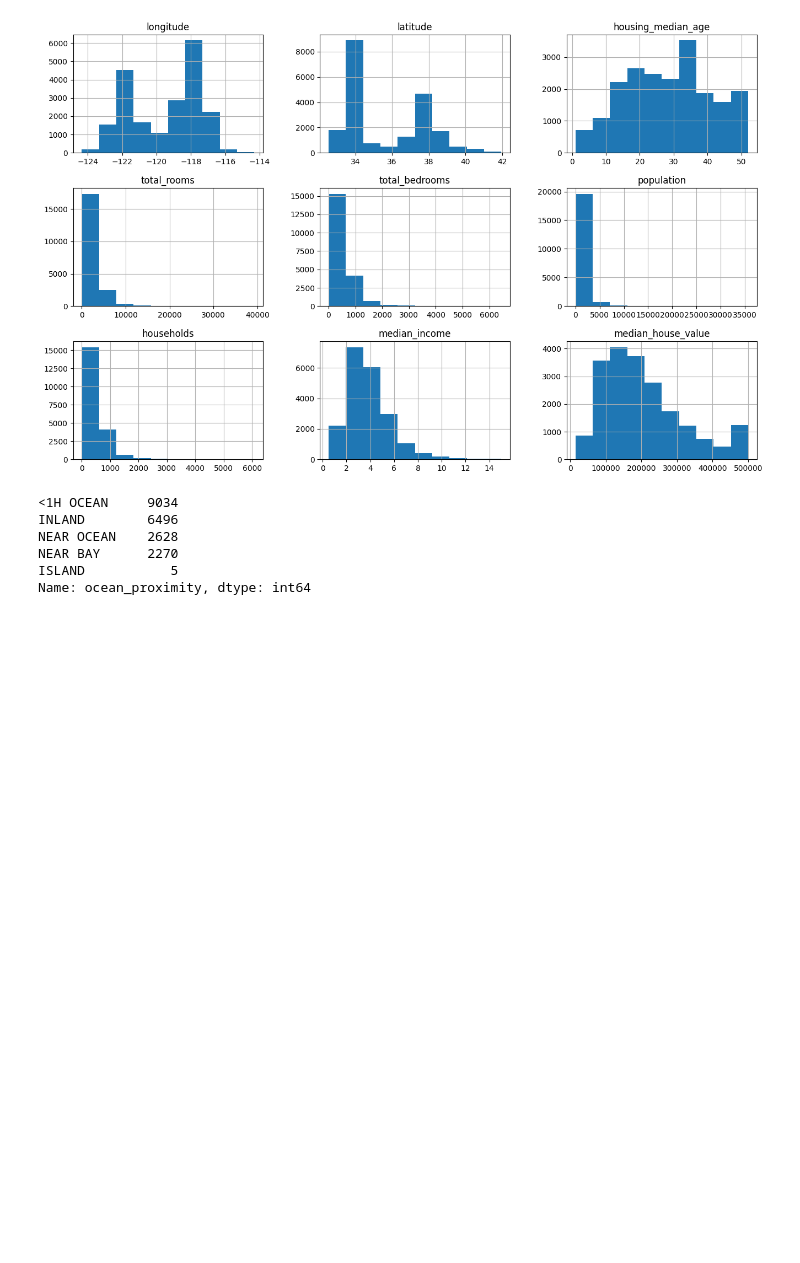
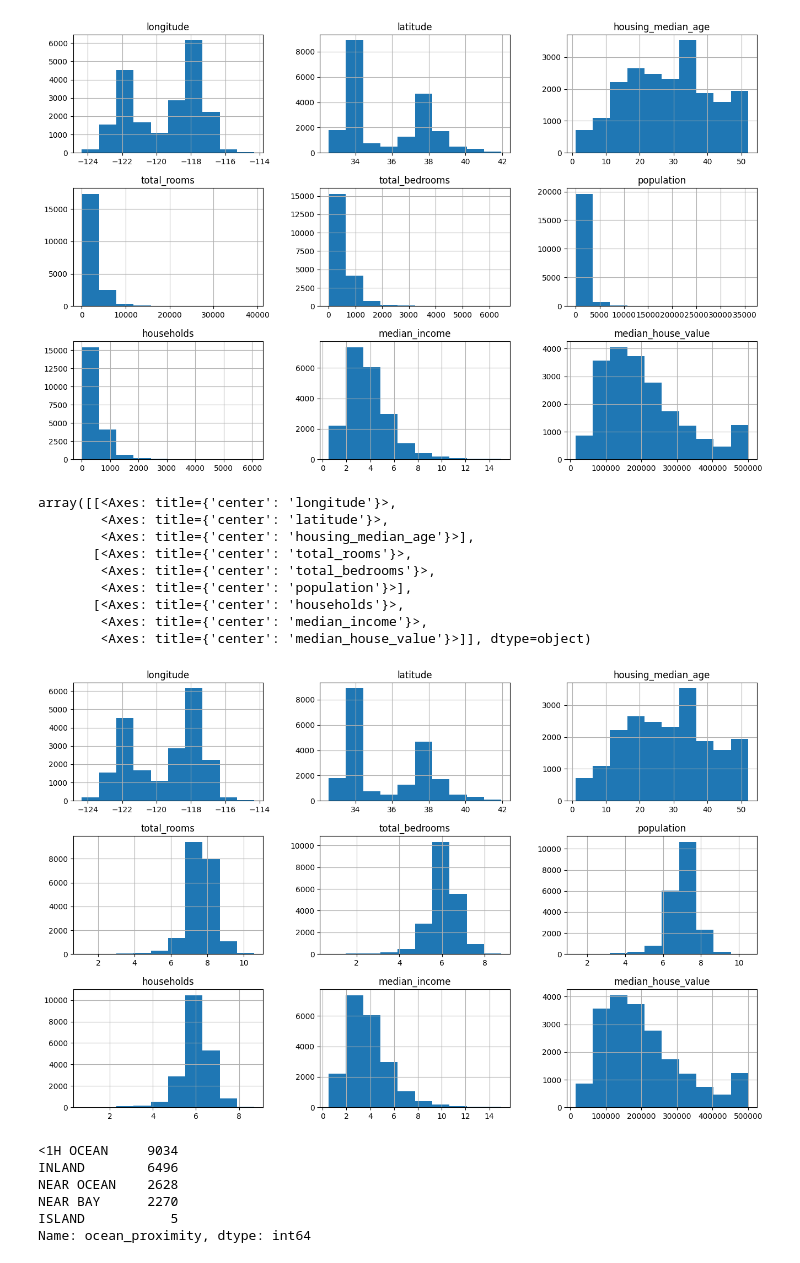
Before and after one commit to swarnadeep13/California-Housing-Dataset-Linear-regressor, a Jupyter notebook: Implementing_Regression_analysis_on_California_Housing_Dataset.ipynb, the cells around one changed output. Cells and saved outputs as stored; diff of their text form; code cells hidden in the pictures; blank space fills up the shorter version.

```diff
--- a/Implementing_Regression_analysis_on_California_Housing_Dataset.ipynb
+++ b/Implementing_Regression_analysis_on_California_Housing_Dataset.ipynb
@@ -80,6 +80,24 @@ array([[<Axes: title={'center': 'longitude'}>,
         <Axes: title={'center': 'median_income'}>,
         <Axes: title={'center': 'median_house_value'}>]], dtype=object)
 [figure]
+# %%
+#from this histogram we find the data for some of the columns is too left skewed
+housing_dataset['total_rooms'] = np.log(housing_dataset['total_rooms'] + 1)
+housing_dataset['total_bedrooms'] = np.log(housing_dataset['total_bedrooms'] + 1)
+housing_dataset['population'] = np.log(housing_dataset['population'] + 1)
+housing_dataset['households'] = np.log(housing_dataset['households'] + 1)
+housing_dataset.hist(figsize=(16,10))
+# %% [output]
+array([[<Axes: title={'center': 'longitude'}>,
+        <Axes: title={'center': 'latitude'}>,
+        <Axes: title={'center': 'housing_median_age'}>],
+       [<Axes: title={'center': 'total_rooms'}>,
+        <Axes: title={'center': 'total_bedrooms'}>,
+        <Axes: title={'center': 'population'}>],
+       [<Axes: title={'center': 'households'}>,
+        <Axes: title={'center': 'median_income'}>,
+        <Axes: title={'center': 'median_house_value'}>]], dtype=object)
+[figure, added]
 # %%
 # Being the categorical paramter we would like to find out
 # the different values present in the dataset
```
Also changed, not shown: parts of 10 cells of this notebook, 1 other file.
